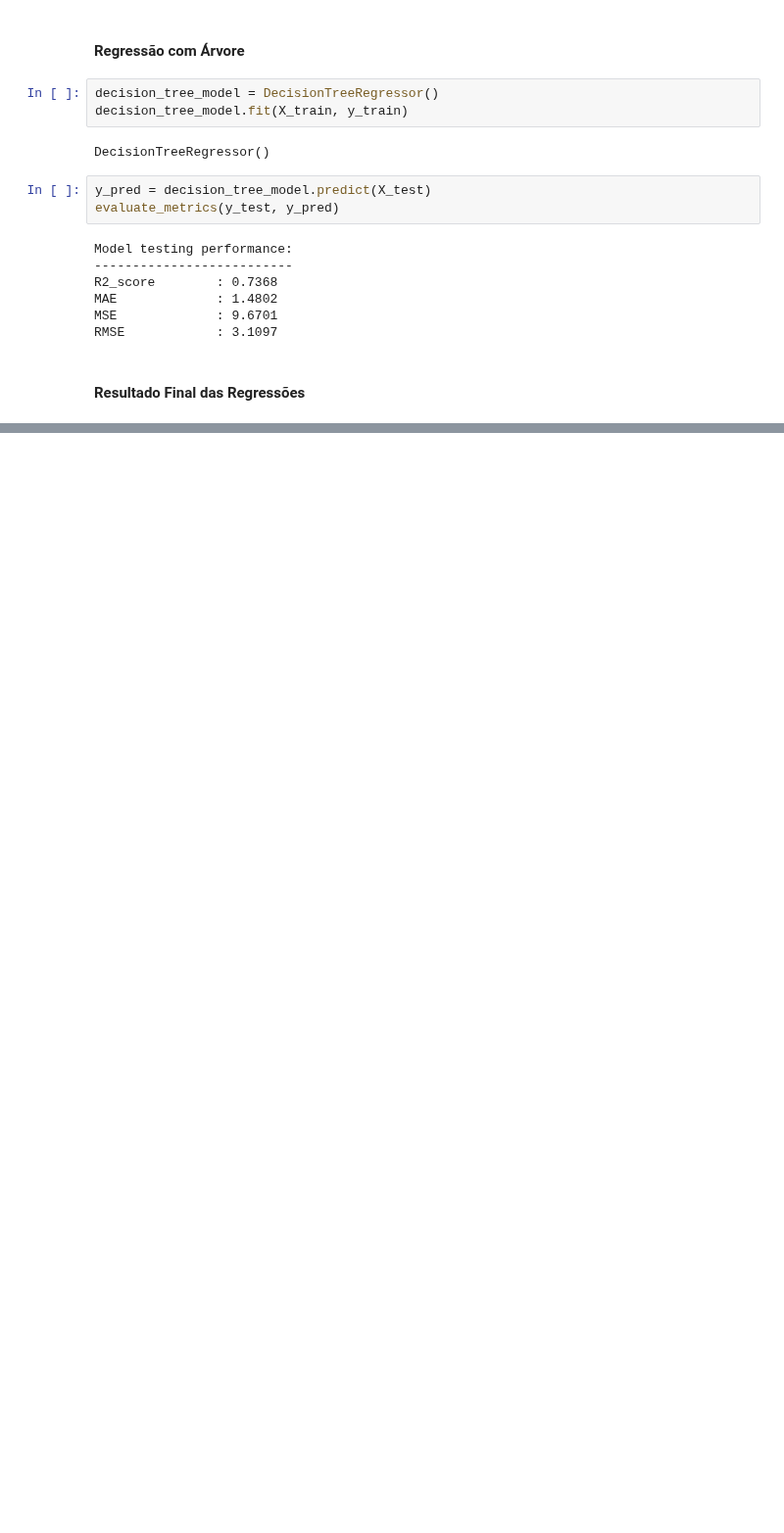
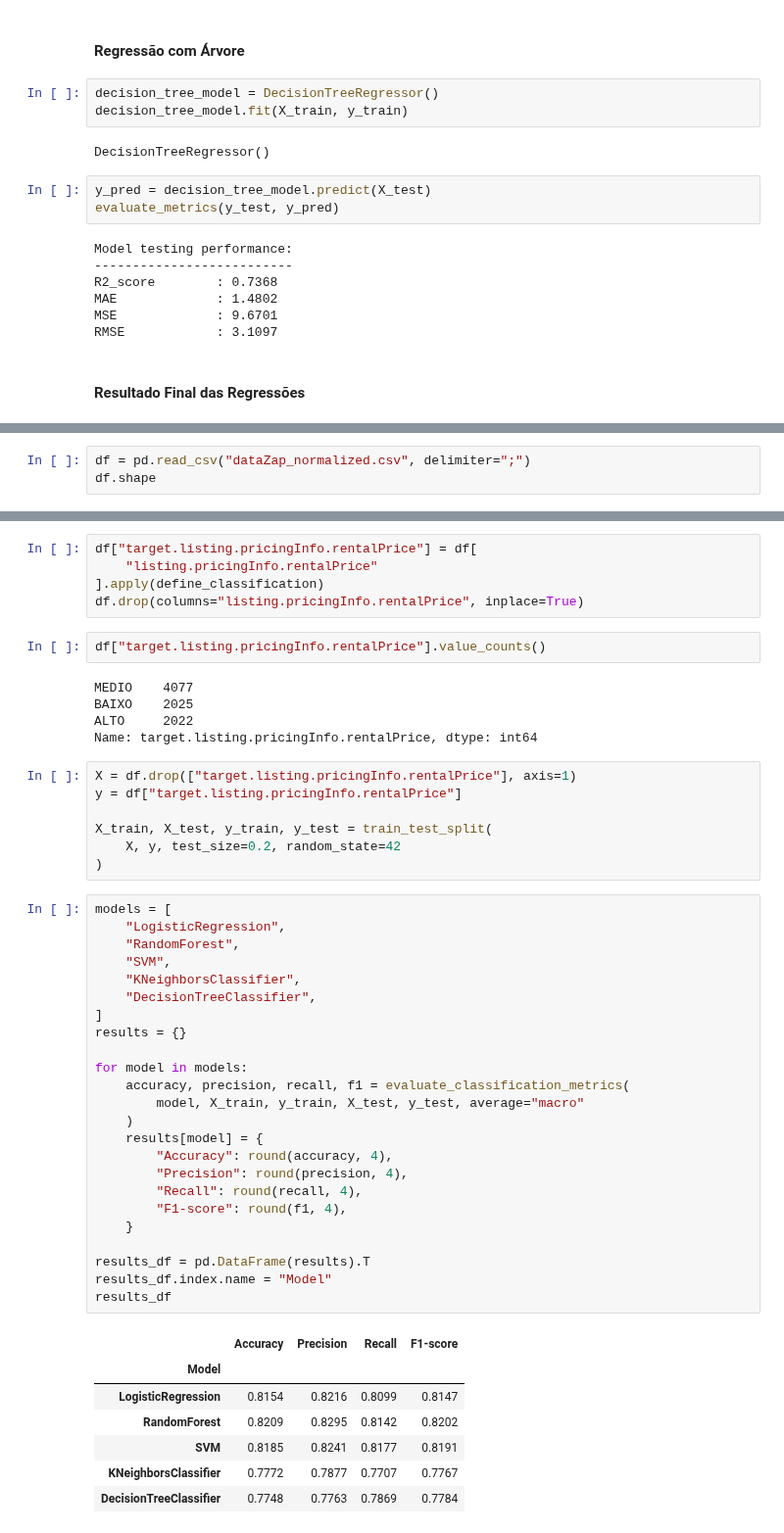
Before and after one commit to caiocmb7/MachineLearning-DS, a Jupyter notebook: ICD/Trabalho1/project.ipynb, the cells around one changed output, grey strips where cells are left out. Shown at 98% size. Saved outputs shown, nothing was run; the diff lists cells and outputs as text; blank space fills up the shorter version.

Commit message:
added classification methods

```diff
--- a/ICD/Trabalho1/project.ipynb
+++ b/ICD/Trabalho1/project.ipynb
@@ -1541,0 +1548,3 @@ results_df
+# %%
+df = pd.read_csv("dataZap_normalized.csv", delimiter=";")
+df.shape
@@ -1541,0 +1573,51 @@ results_df
+# %%
+df["target.listing.pricingInfo.rentalPrice"] = df[
+    "listing.pricingInfo.rentalPrice"
+].apply(define_classification)
+df.drop(columns="listing.pricingInfo.rentalPrice", inplace=True)
+# %%
+df["target.listing.pricingInfo.rentalPrice"].value_counts()
+# %% [output]
+MEDIO    4077
+BAIXO    2025
+ALTO     2022
+Name: target.listing.pricingInfo.rentalPrice, dtype: int64
+# %%
+X = df.drop(["target.listing.pricingInfo.rentalPrice"], axis=1)
+y = df["target.listing.pricingInfo.rentalPrice"]
+
+X_train, X_test, y_train, y_test = train_test_split(
+    X, y, test_size=0.2, random_state=42
+)
+# %%
+models = [
+    "LogisticRegression",
+    "RandomForest",
+    "SVM",
+    "KNeighborsClassifier",
+    "DecisionTreeClassifier",
+]
+results = {}
+
+for model in models:
+    accuracy, precision, recall, f1 = evaluate_classification_metrics(
+        model, X_train, y_train, X_test, y_test, average="macro"
+    )
+    results[model] = {
+        "Accuracy": round(accuracy, 4),
+        "Precision": round(precision, 4),
+        "Recall": round(recall, 4),
+        "F1-score": round(f1, 4),
+    }
+
+results_df = pd.DataFrame(results).T
+results_df.index.name = "Model"
+results_df
+# %% [output]
+|  | Accuracy | Precision | Recall | F1-score |
+| Model |  |  |  |  |
+| LogisticRegression | 0.8154 | 0.8216 | 0.8099 | 0.8147 |
+| RandomForest | 0.8209 | 0.8295 | 0.8142 | 0.8202 |
+| SVM | 0.8185 | 0.8241 | 0.8177 | 0.8191 |
+| KNeighborsClassifier | 0.7772 | 0.7877 | 0.7707 | 0.7767 |
+| DecisionTreeClassifier | 0.7748 | 0.7763 | 0.7869 | 0.7784 |
```
Also changed, not shown: parts of 9 cells of this notebook.
